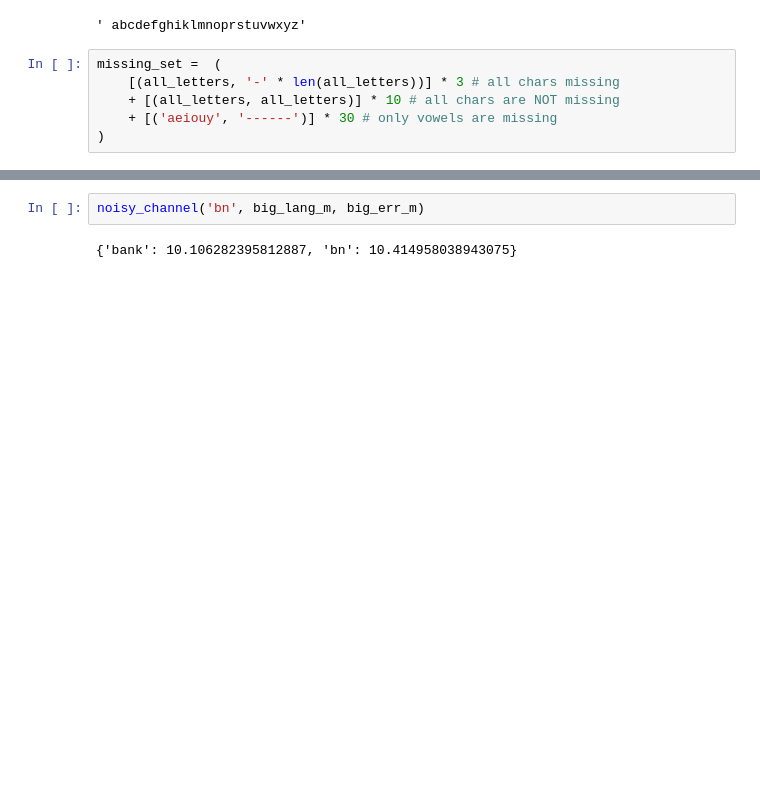
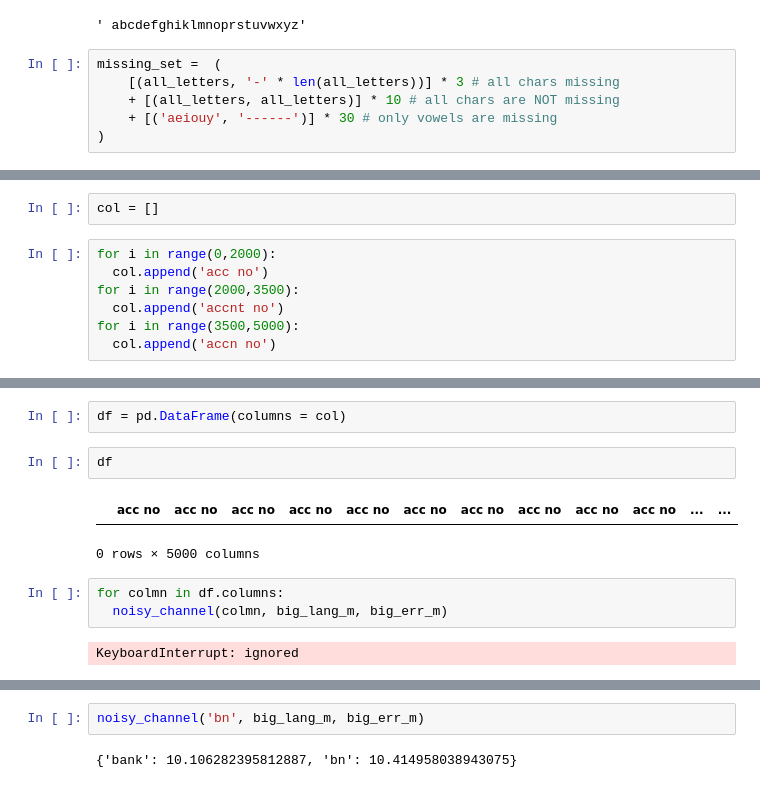
Before and after one commit to iamsmnt/abbreviation_expansion, a Jupyter notebook: abbreviation.ipynb, the cells around one changed output, grey strips where cells are left out. Drawn from its saved outputs; the diff is of its cells as text; blank space fills up the shorter version.

```diff
--- a/abbreviation.ipynb
+++ b/abbreviation.ipynb
@@ -337,0 +337,9 @@ noisy_channel('lo', big_lang_m, big_err_m)
+# %%
+col = []
+# %%
+for i in range(0,2000):
+  col.append('acc no')
+for i in range(2000,3500):
+  col.append('accnt no')
+for i in range(3500,5000):
+  col.append('accn no')
@@ -337,0 +366,12 @@ noisy_channel('lo', big_lang_m, big_err_m)
+# %%
+df = pd.DataFrame(columns = col)
+# %%
+df
+# %% [output]
+|  | acc no | acc no | acc no | acc no | acc no | acc no | acc no | acc no | acc no | acc no | ... | ... |
+0 rows × 5000 columns
+# %%
+for colmn in df.columns:
+  noisy_channel(colmn, big_lang_m, big_err_m)
+# %% [output]
+KeyboardInterrupt: ignored
```
Also changed, not shown: parts of 5 cells of this notebook.
